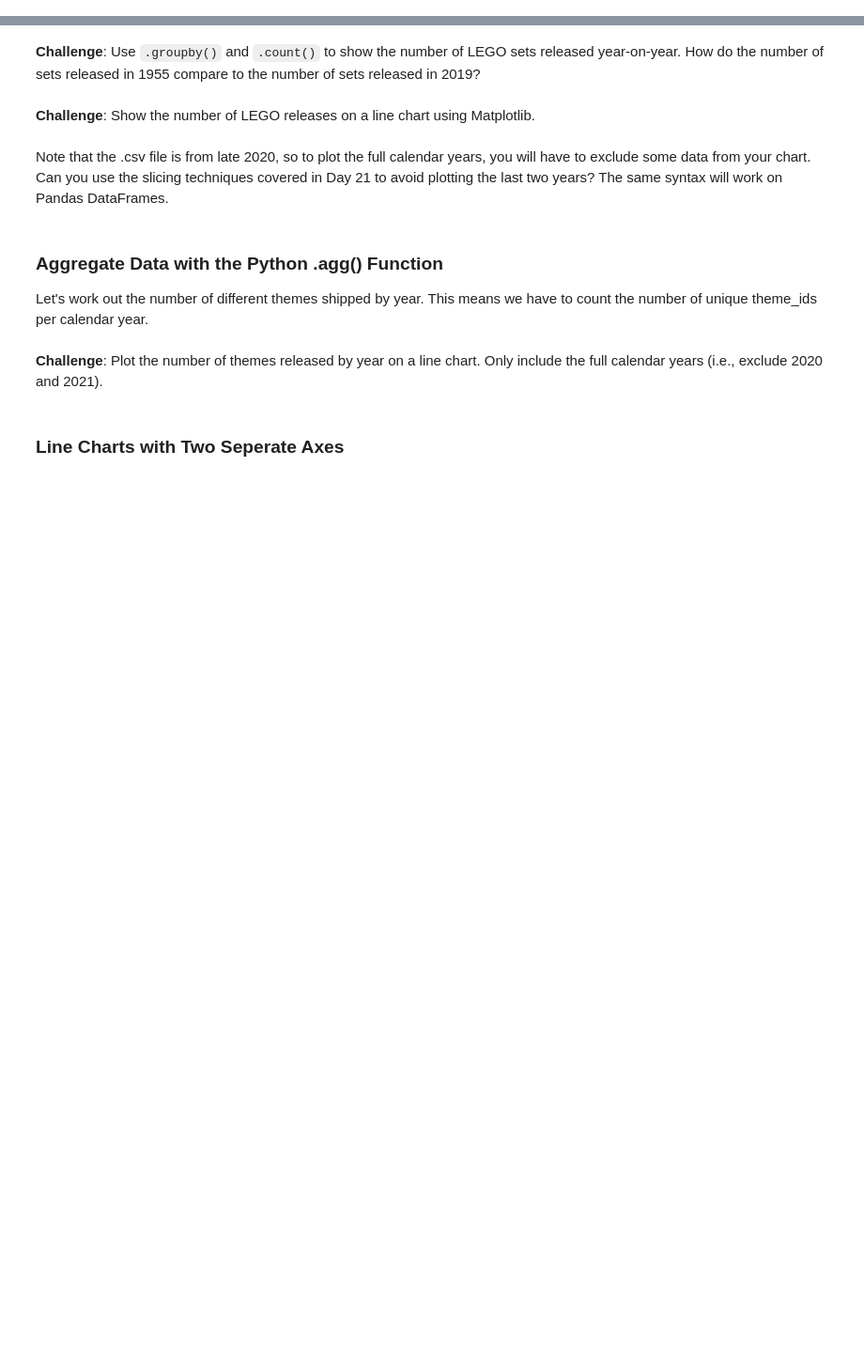
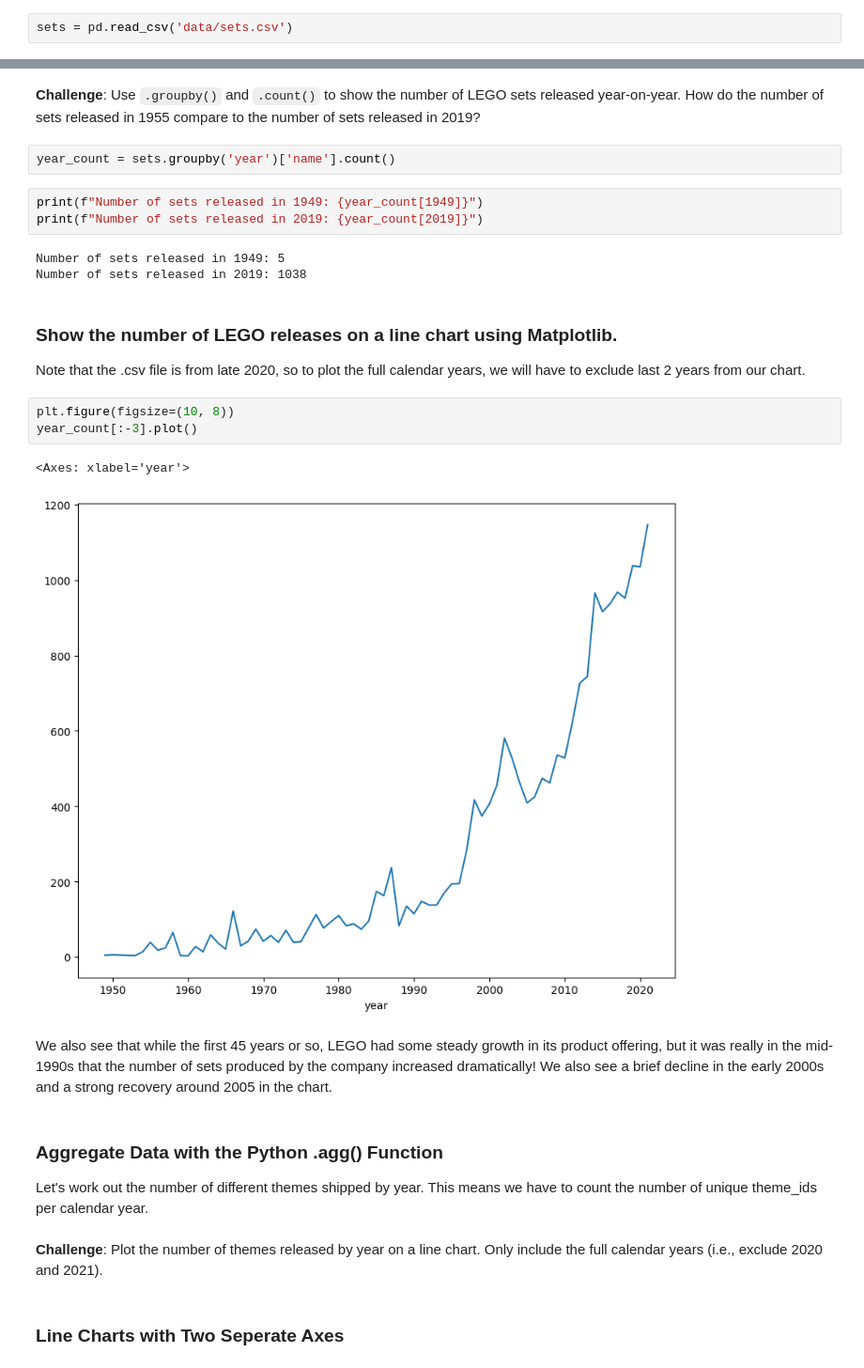
Before and after one commit to M-Awwab-Khan/analyzing-LEGO-dataset, a Jupyter notebook: LEGO-dataset-analysis.ipynb, the cells around one changed output, grey strips where cells are left out. Shown at 94% size. Drawn from its saved outputs; the diff is of its cells as text; blank space fills up the shorter version.

```diff
--- a/LEGO-dataset-analysis.ipynb
+++ b/LEGO-dataset-analysis.ipynb
@@ -79,3 +79,5 @@ A lego set is a particular box of LEGO or product. Therefore, a single theme typ
 The <code>sets.csv</code> data contains a list of sets over the years and the number of parts that each of these sets contained.
 
 **Challenge**: Read the sets.csv data and take a look at the first and last couple of rows.
+# %%
+sets = pd.read_csv('data/sets.csv')
@@ -88,9 +131,24 @@ The <code>sets.csv</code> data contains a list of sets over the years and the nu
 # %% [markdown]
 **Challenge**: Use <code>.groupby()</code> and <code>.count()</code> to show the number of LEGO sets released year-on-year. How do the number of sets released in 1955 compare to the number of sets released in 2019?
+# %%
+year_count = sets.groupby('year')['name'].count()
+# %%
+print(f"Number of sets released in 1949: {year_count[1949]}")
+print(f"Number of sets released in 2019: {year_count[2019]}")
+# %% [output]
+Number of sets released in 1949: 5
+Number of sets released in 2019: 1038
 # %% [markdown]
-**Challenge**: Show the number of LEGO releases on a line chart using Matplotlib. <br>
-<br>
-Note that the .csv file is from late 2020, so to plot the full calendar years, you will have to exclude some data from your chart. Can you use the slicing techniques covered in Day 21 to avoid plotting the last two years? The same syntax will work on Pandas DataFrames.
+### Show the number of LEGO releases on a line chart using Matplotlib.
+Note that the .csv file is from late 2020, so to plot the full calendar years, we will have to exclude last 2 years from our chart.
+# %%
+plt.figure(figsize=(10, 8))
+year_count[:-3].plot()
+# %% [output]
+<Axes: xlabel='year'>
+[figure, added]
+# %% [markdown]
+We also see that while the first 45 years or so, LEGO had some steady growth in its product offering, but it was really in the mid-1990s that the number of sets produced by the company increased dramatically! We also see a brief decline in the early 2000s and a strong recovery around 2005 in the chart.
 # %% [markdown]
 ### Aggregate Data with the Python .agg() Function
 
```
Also changed, not shown: parts of 8 cells of this notebook.
